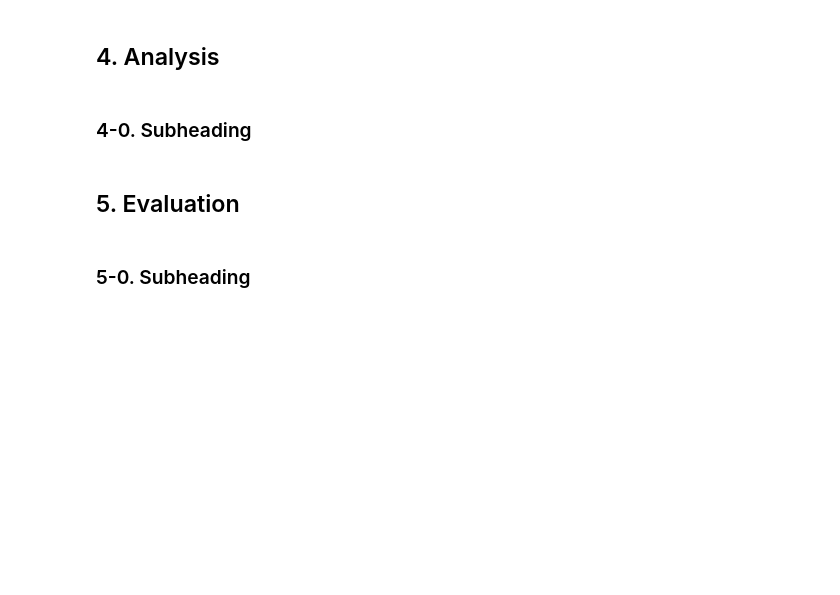
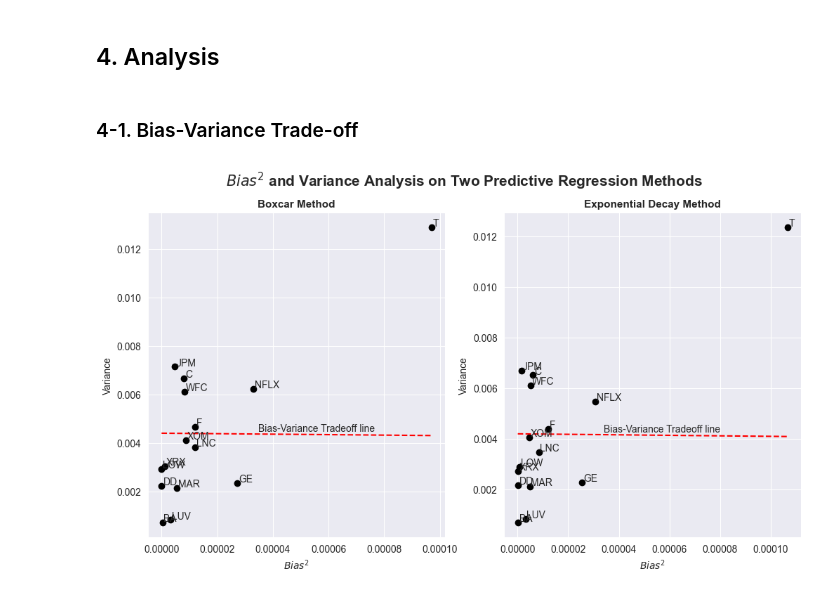
Before and after one commit to kwhyun97/FINM-33150-W23, a Jupyter notebook: Homework/Homework 6/Kiwan_Hyun_12125881_HW6.ipynb, the cells around one changed output. Cells and saved outputs as stored; diff of their text form; code cells hidden in the pictures; blank space fills up the shorter version.

```diff
--- a/Homework/Homework 6/Kiwan_Hyun_12125881_HW6.ipynb
+++ b/Homework/Homework 6/Kiwan_Hyun_12125881_HW6.ipynb
@@ -22,2 +453,5 @@
+# %%
+CDS = CDS.loc[agg_grid]
+Equity = Equity.loc[agg_grid].merge(CDS[['Index']], how = 'inner', left_index = True, right_index = True)
 # %% [markdown]
 <h2> 3. Methodology </h2>
@@ -26,8 +517,55 @@
 # %% [markdown]
 <h2> 4. Analysis </h2>
+# %%
+tickers.remove('SPY')
+df_boxcar, df_decay = vectorize_fulldata(tickers, K, CDS, Equity, half_life)
+# %%
+boxcar_SE, boxcar = error_analysis(df_boxcar, tickers)
+# %%
+decay_SE, decay = error_analysis(df_decay, tickers)
 # %% [markdown]
-<h3> 4-0. Subheading </h3>
+<h3> 4-1. Bias-Variance Trade-off </h3>
-# %% [markdown]
-<h2> 5. Evaluation </h2>
-# %% [markdown]
-<h3> 5-0. Subheading </h3>
+# %%
+# set figure window
+f, ax = plt.subplots(1, 2, figsize = (12, 6))
+# plot for boxcar
+ax[0].scatter(boxcar[r'$Bias^2$'], boxcar['Variance'], color = "black")
+for i in range(len(boxcar.index)):
+    ax[0].annotate(boxcar.index[i], (boxcar[r'$Bias^2$'][i], boxcar['Variance'][i]),
+                   xytext = (boxcar[r'$Bias^2$'][i] + 5*10**(-7), boxcar['Variance'][i]+ 5*10**(-5)))
+# theoretical line
+ax[0].plot([boxcar[r'$Bias^2$'].min(), boxcar[r'$Bias^2$'].max()],
+           [boxcar['Variance'].mean() + boxcar[r'$Bias^2$'].mean() - boxcar[r'$Bias^2$'].min(),
+            boxcar['Variance'].mean() + boxcar[r'$Bias^2$'].mean() - boxcar[r'$Bias^2$'].max()],
+           color = "red", linestyle = '--')
+ax[0].annotate("Bias-Variance Tradeoff line", (boxcar[r'$Bias^2$'].mean(), boxcar['Variance'].mean()),
+               xytext = (boxcar[r'$Bias^2$'].mean() + 2*10**(-5), boxcar['Variance'].mean() + 10**(-4)))
+# subplot title
+ax[0].set_title("Boxcar Method", fontweight = "bold", fontsize=11)
+# x axis ticks and labels
+ax[0].set_xlabel(r'$Bias^2$', fontsize=10)
+# y axis labels
+ax[0].set_ylabel('Variance', fontsize=10)
+# plot for decay
+ax[1].scatter(decay[r'$Bias^2$'], decay['Variance'], color = "black")
+for i in range(len(decay.index)):
+    ax[1].annotate(decay.index[i], (decay[r'$Bias^2$'][i], decay['Variance'][i]),
+                   xytext = (decay[r'$Bias^2$'][i] + 5*10**(-7), decay['Variance'][i]+ 5*10**(-5)))
+# theoretical line
+ax[1].plot([decay[r'$Bias^2$'].min(), decay[r'$Bias^2$'].max()],
+           [decay['Variance'].mean() + decay[r'$Bias^2$'].mean() - decay[r'$Bias^2$'].min(),
+            decay['Variance'].mean() + decay[r'$Bias^2$'].mean() - decay[r'$Bias^2$'].max()],
+           color = "red", linestyle = '--')
+ax[1].annotate("Bias-Variance Tradeoff line", (decay[r'$Bias^2$'].mean(), decay['Variance'].mean()),
+               xytext = (decay[r'$Bias^2$'].mean() + 2*10**(-5), decay['Variance'].mean() + 10**(-4)))
+# subplot title
+ax[1].set_title("Exponential Decay Method", fontweight = "bold", fontsize=11)
+# x axis ticks and labels
+ax[1].set_xlabel(r'$Bias^2$', fontsize=10)
+# y axis labels
+ax[1].set_ylabel('Variance', fontsize=10)
+# title
+f.suptitle(r'$Bias^2$ and Variance Analysis on Two Predictive Regression Methods', fontsize = 15, fontweight = "bold")
+None
+# %% [output]
+[figure, added]
```
Also changed, not shown: parts of 41 cells of this notebook.
